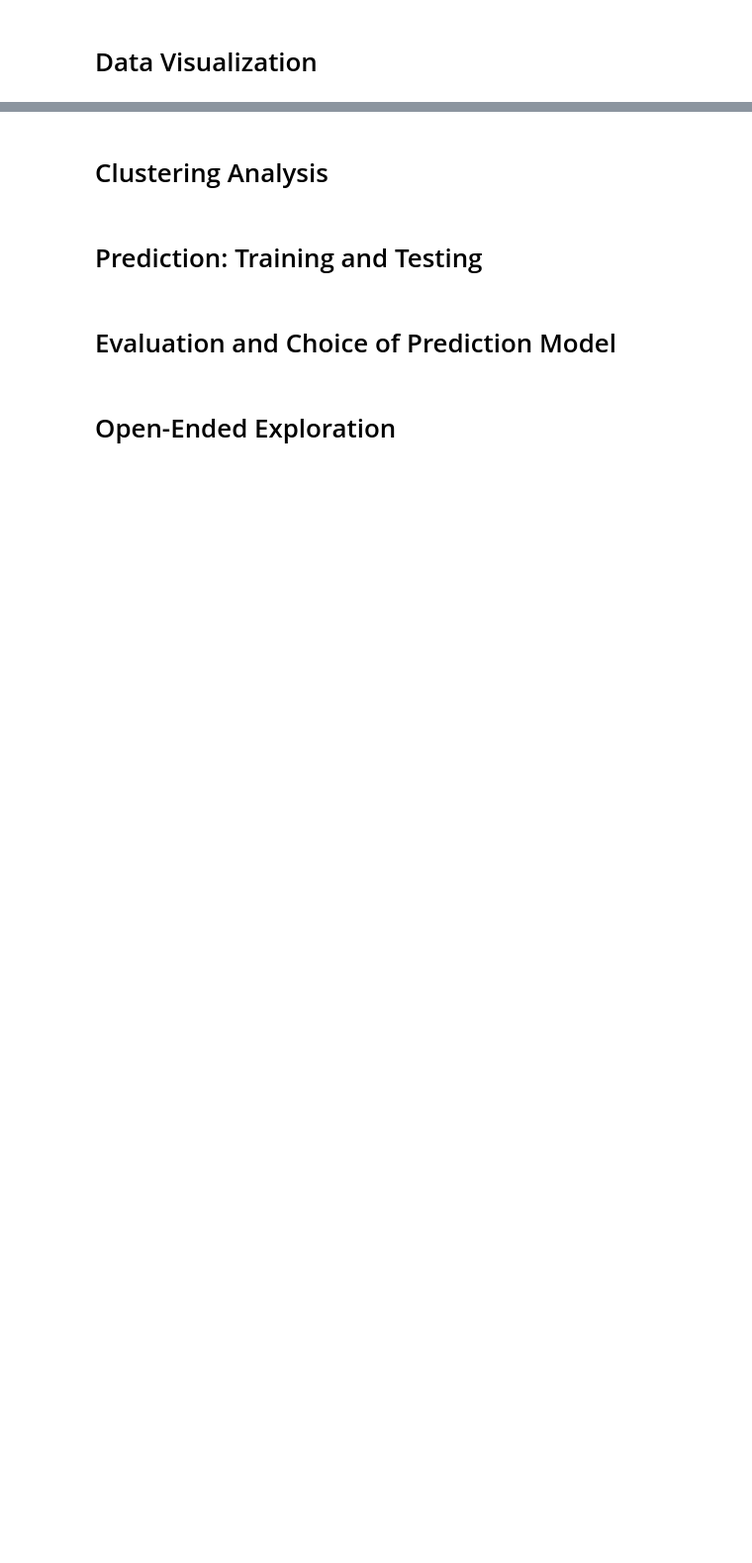
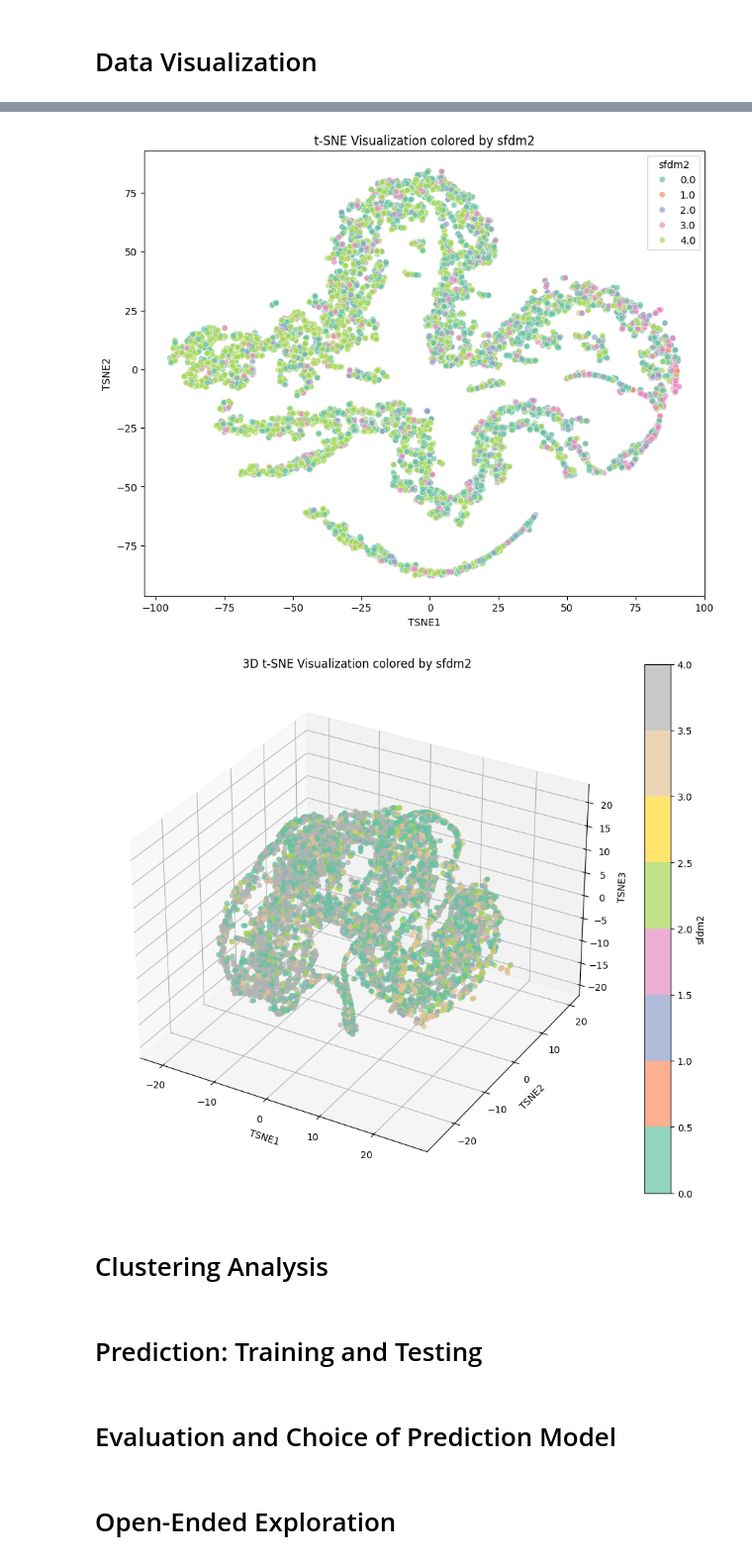
Before and after one commit to Pseudonymous-gdy/Machine-Learning, a Jupyter notebook: Project/Machine_Learning_Project.ipynb, the cells around one changed output, grey strips where cells are left out. Shown at 99% size. Drawn from its saved outputs; the diff is of its cells as text; code cells hidden in the pictures; blank space fills up the shorter version.

```diff
--- a/Project/Machine_Learning_Project.ipynb
+++ b/Project/Machine_Learning_Project.ipynb
@@ -703,3 +722,74 @@ plt.show()
+# %%
+# t-SNE visualization
+from sklearn.manifold import TSNE
+
+def plot_tsne(data, target_col, perplexity=30, max_iter=1000, n_components=2):
+    """
+    Plot t-SNE visualization of the dataset.
+
+    Parameters:
+    -----------
+    data : pd.DataFrame
+        The input DataFrame containing features and target.
+    target_col : str
+        The name of the target column for coloring the points.
+    perplexity : int
+        The perplexity parameter for t-SNE.
+    max_iter : int
+        The number of iterations for t-SNE optimization.
+    n_components : int
+        Dimension of the embedded space (2 for 2D, 3 for 3D).
+    """
+    # Only allow a single target column
+    if isinstance(target_col, list):
+        raise ValueError("Only a single target column is allowed for coloring in t-SNE visualization.")
+
+    # Extract features and target
+    X = data.drop(columns=[target_col])
+    y = data[target_col]
+
+    # Ensure all features are numeric
+    X_numeric = X.select_dtypes(include=[np.number])
+
+    # Perform t-SNE
+    tsne = TSNE(perplexity=perplexity, max_iter=max_iter, n_components=n_components, random_state=42)
+    X_tsne = tsne.fit_transform(X_numeric)
+
+    # Create a DataFrame for t-SNE results
+    tsne_columns = [f'TSNE{i+1}' for i in range(n_components)]
+    tsne_df = pd.DataFrame(X_tsne, columns=tsne_columns)
+    tsne_df[target_col] = y.values
+
+    # Plotting
+    if n_components == 2:
+        plt.figure(figsize=(10, 8))
+        sns.scatterplot(data=tsne_df, x='TSNE1', y='TSNE2', hue=target_col, palette='Set2', alpha=0.7)
+        plt.title(f't-SNE Visualization colored by {target_col}')
+        plt.xlabel('TSNE1')
+        plt.ylabel('TSNE2')
+        plt.show()
+    elif n_components == 3:
+        from mpl_toolkits.mplot3d import Axes3D
+        fig = plt.figure(figsize=(12, 10))
+        ax = fig.add_subplot(111, projection='3d')
+        scatter = ax.scatter(tsne_df['TSNE1'], tsne_df['TSNE2'], tsne_df['TSNE3'],
+                             c=tsne_df[target_col], cmap='Set2', alpha=0.7)
+        ax.set_title(f'3D t-SNE Visualization colored by {target_col}')
+        ax.set_xlabel('TSNE1')
+        ax.set_ylabel('TSNE2')
+        ax.set_zlabel('TSNE3')
+        plt.colorbar(scatter, ax=ax, label=target_col)
+        plt.show()
+    else:
+        raise ValueError("Only 2D and 3D t-SNE visualizations are supported.")
+
+# Plot t-SNE for the 'sfdm2' target column
+plot_tsne(df, target_col='sfdm2', perplexity=30, max_iter=1000)
+# Plot t-SNE for the 'hospdead' target column in 3D
+plot_tsne(df, target_col='sfdm2', perplexity=30, max_iter=1000, n_components=3)
+# %% [output]
+[figure, added]
+[figure, added]
 # %% [markdown]
 # Clustering Analysis
 # %% [markdown]
```
Also changed, not shown: parts of 10 cells of this notebook.
